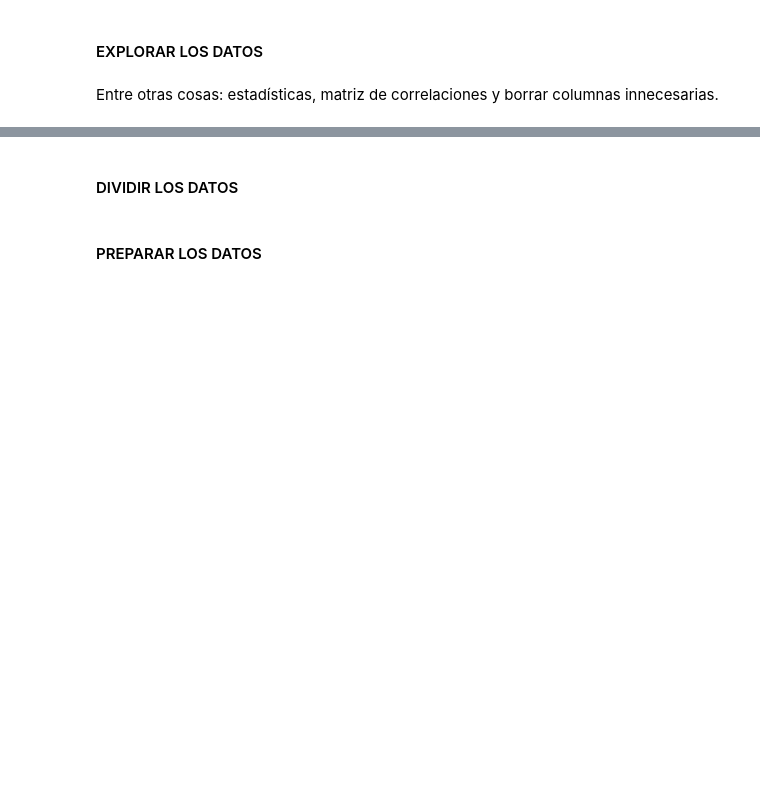
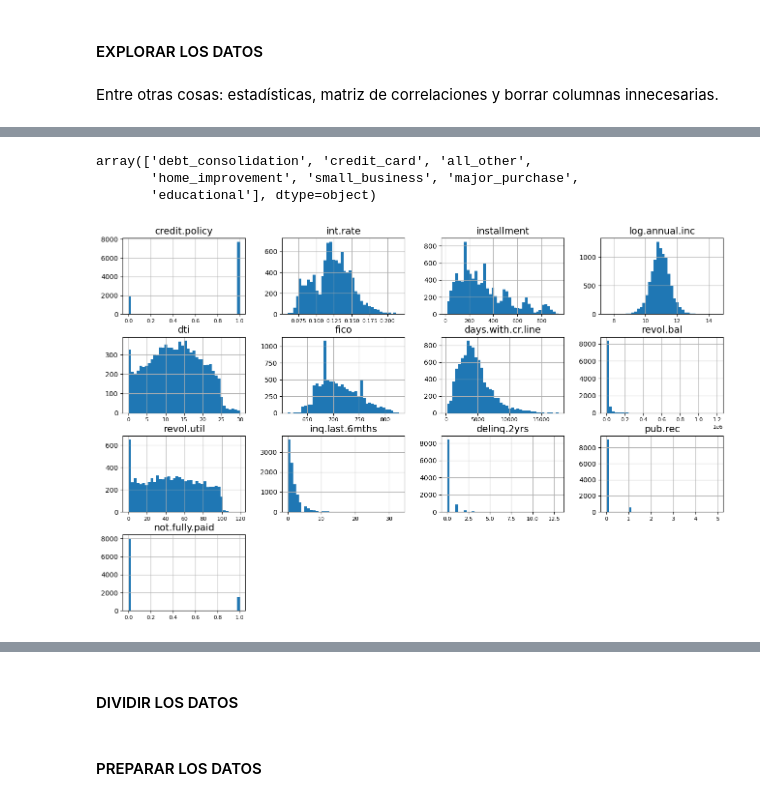
Before and after one commit to Mario-Lopez-Gonzalez/Python_clase, a Jupyter notebook: SAPA/Ejercicios/2_8Ejercicios.ipynb, the cells around one changed output, grey strips where cells are left out. Cells and saved outputs as stored; diff of their text form; code cells hidden in the pictures; blank space fills up the shorter version.

```diff
--- a/SAPA/Ejercicios/2_8Ejercicios.ipynb
+++ b/SAPA/Ejercicios/2_8Ejercicios.ipynb
@@ -51,7 +51,7 @@ Crea un clasificador para predecir si un prestamo va a ser pagado o no.
 # %% [markdown]
 #### OBTENER LOS DATOS
 # %%
-loan_data = pd.read_csv("Datos/loan_data.csv")
+loan_data = pd.read_csv("/home/iabd/Documentos/Python_clase/SAPA/Ejercicios/datos/loan_data.csv")
 # %% [markdown]
 #### EXPLORAR LOS DATOS
 # %% [markdown]
@@ -58,0 +100,16 @@ Entre otras cosas: estadísticas, matriz de correlaciones y borrar columnas inne
+# %%
+loan_data["purpose"].unique()
+# %% [output]
+array(['debt_consolidation', 'credit_card', 'all_other',
+       'home_improvement', 'small_business', 'major_purchase',
+       'educational'], dtype=object)
+# %%
+plt.rc('font', size=14)
+plt.rc('axes', labelsize=14, titlesize=14)
+plt.rc('legend', fontsize=14)
+plt.rc('xtick', labelsize=8)
+plt.rc('ytick', labelsize=10)
+loan_data.hist(bins=40, figsize=(16, 10))
+plt.show()
+# %% [output]
+[figure, added]
```
Also changed, not shown: parts of 5 cells of this notebook, 3 other files.
